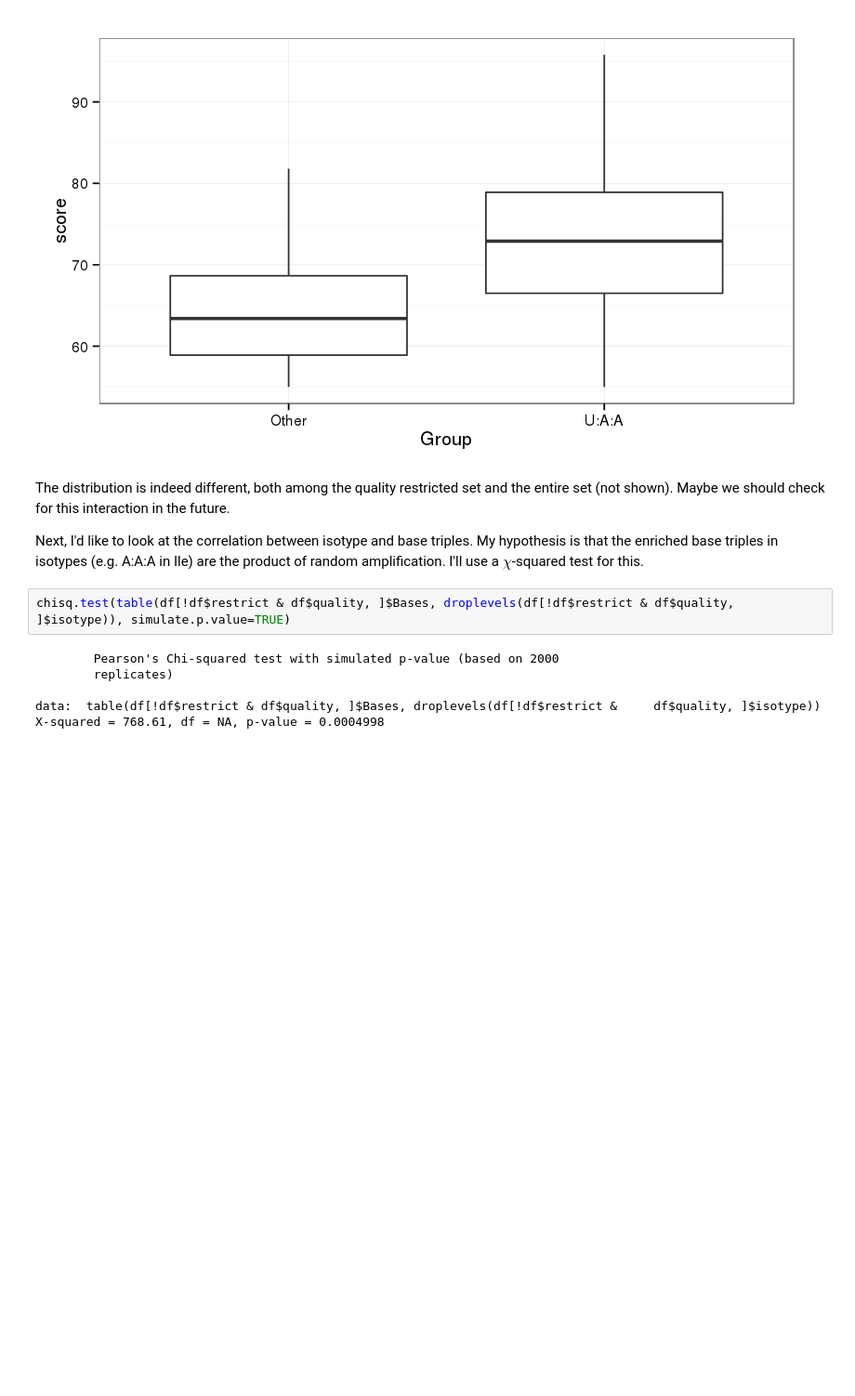
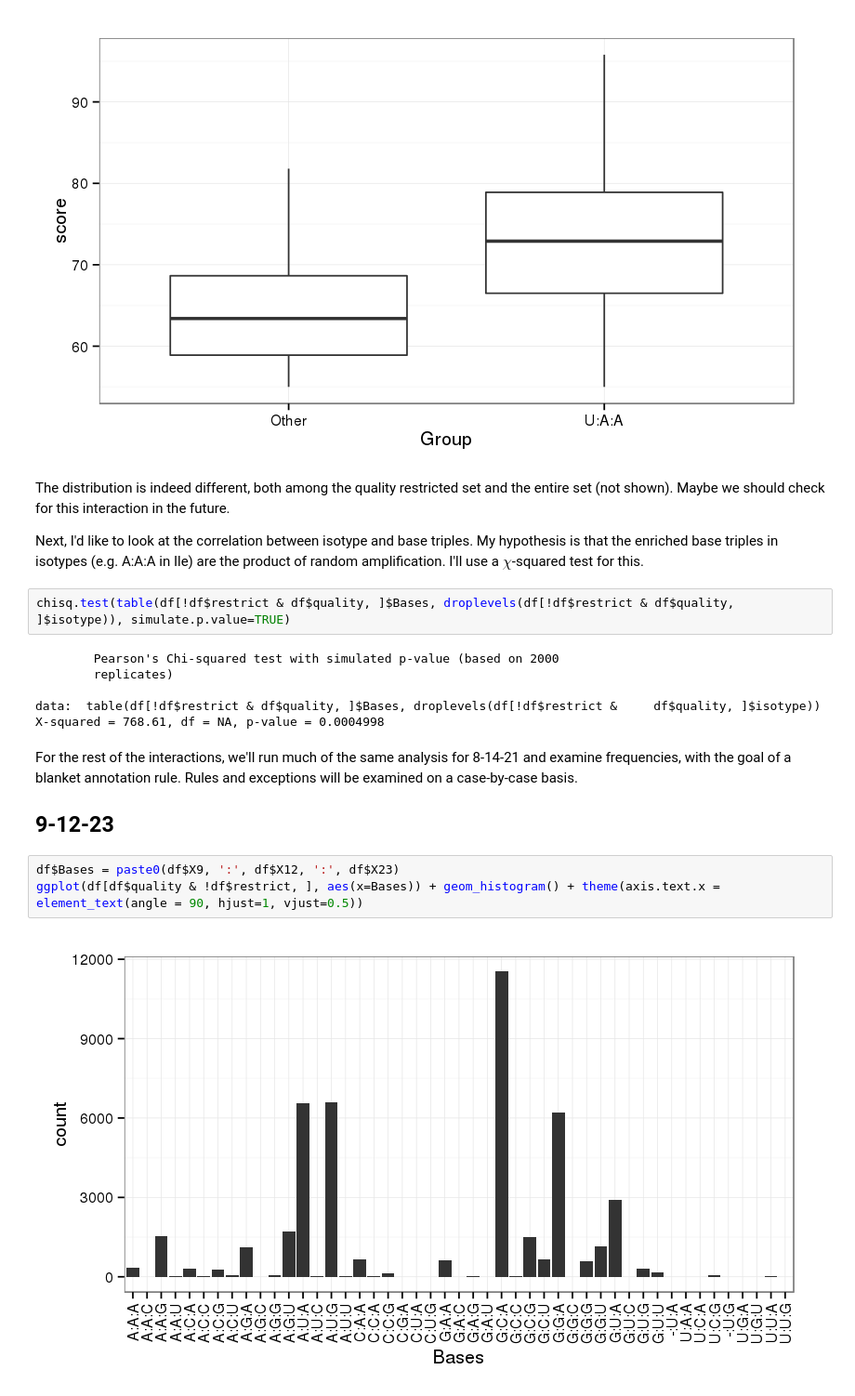
Before and after one commit to bylin/euk-features, a Jupyter notebook: notebooks/tertiary-interactions.ipynb, the cells around one changed output. Shown at 93% size. Saved outputs shown, nothing was run; the diff lists cells and outputs as text; blank space fills up the shorter version.

Commit message:
fix figures; 9-12-23 freq table

```diff
--- a/notebooks/tertiary-interactions.ipynb
+++ b/notebooks/tertiary-interactions.ipynb
@@ -74,3 +76,12 @@ chisq.test(table(df[!df$restrict & df$quality, ]$Bases, droplevels(df[!df$restri
 
 data:  table(df[!df$restrict & df$quality, ]$Bases, droplevels(df[!df$restrict &     df$quality, ]$isotype))
 X-squared = 768.61, df = NA, p-value = 0.0004998
+# %% [markdown]
+For the rest of the interactions, we'll run much of the same analysis for 8-14-21 and examine frequencies, with the goal of a blanket annotation rule. Rules and exceptions will be examined on a case-by-case basis.
+
+## 9-12-23
+# %%
+df$Bases = paste0(df$X9, ':', df$X12, ':', df$X23)
+ggplot(df[df$quality & !df$restrict, ], aes(x=Bases)) + geom_histogram() + theme(axis.text.x = element_text(angle = 90, hjust=1, vjust=0.5))
+# %% [output]
+[figure, added]
```
Also changed, not shown: parts of 4 cells of this notebook.
